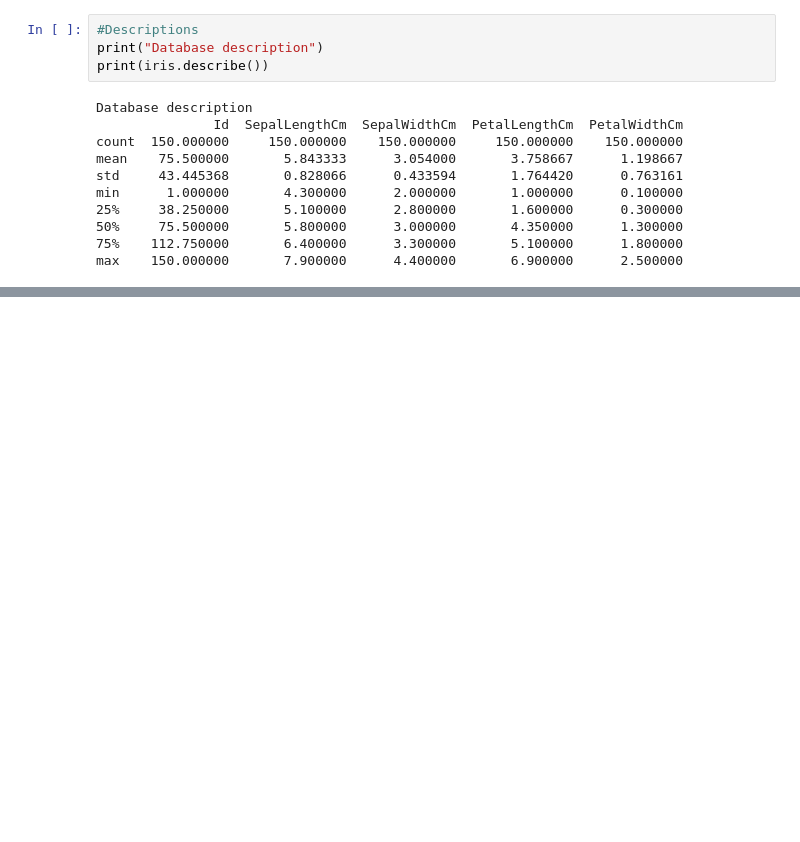
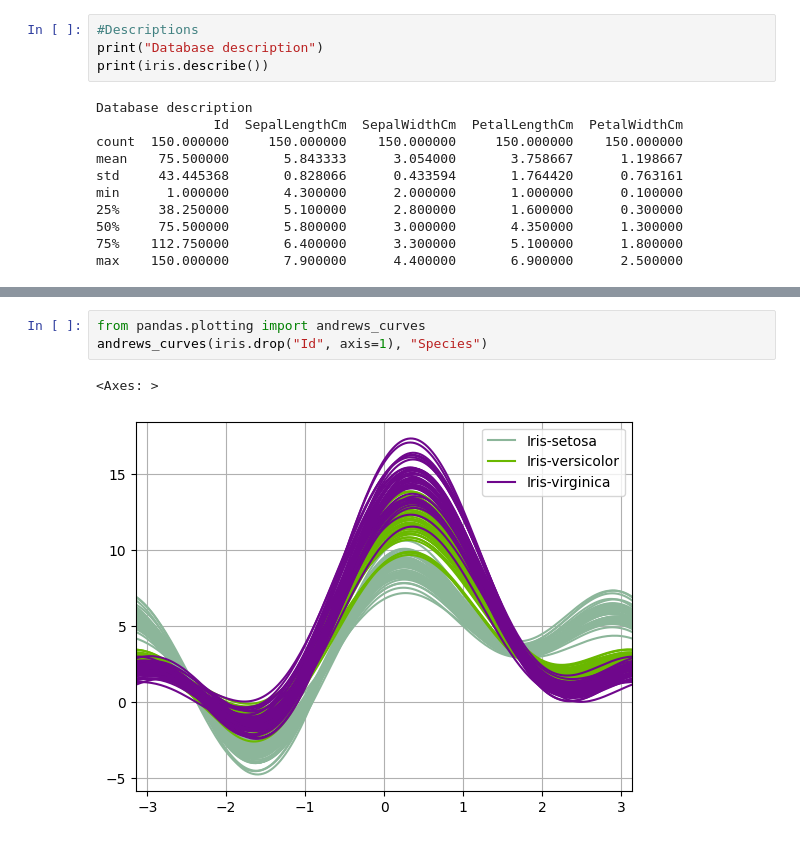
Before and after one commit to danielrawlins21/Machine_Learing_Intro, a Jupyter notebook: machine learning module/logistic_regresor.ipynb, the cells around one changed output, grey strips where cells are left out. Saved outputs shown, nothing was run; the diff lists cells and outputs as text; blank space fills up the shorter version.

```diff
--- a/machine learning module/logistic_regresor.ipynb
+++ b/machine learning module/logistic_regresor.ipynb
@@ -45,0 +60,6 @@ plt.show()
+# %%
+from pandas.plotting import andrews_curves
+andrews_curves(iris.drop("Id", axis=1), "Species")
+# %% [output]
+<Axes: >
+[figure, added]
```
Also changed, not shown: parts of 5 cells of this notebook.
